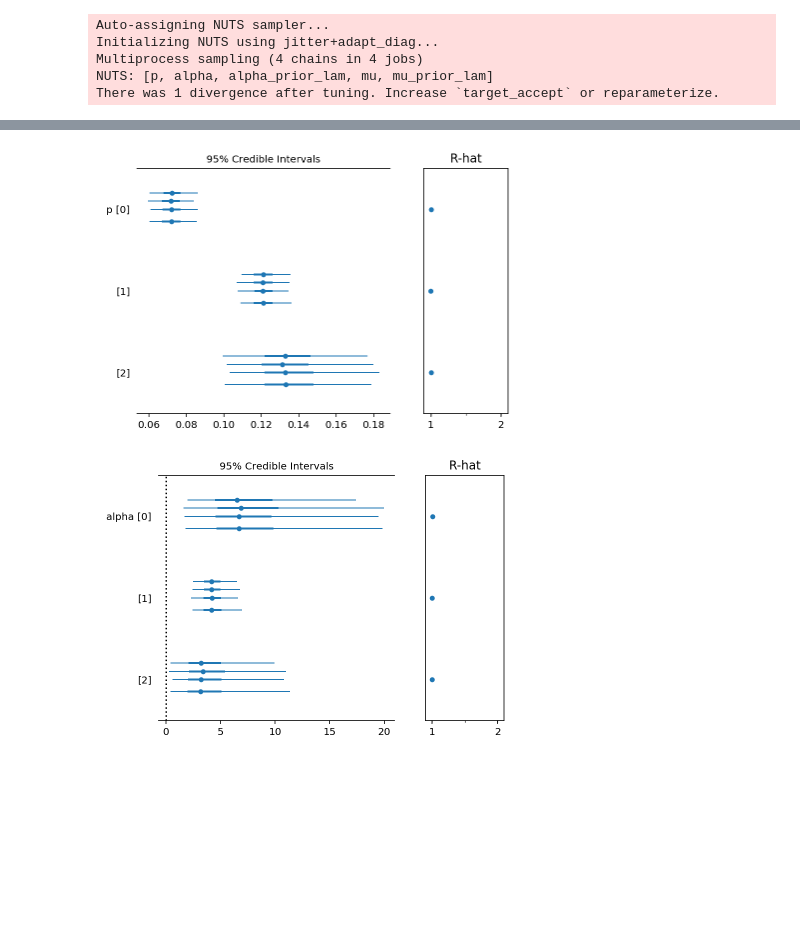
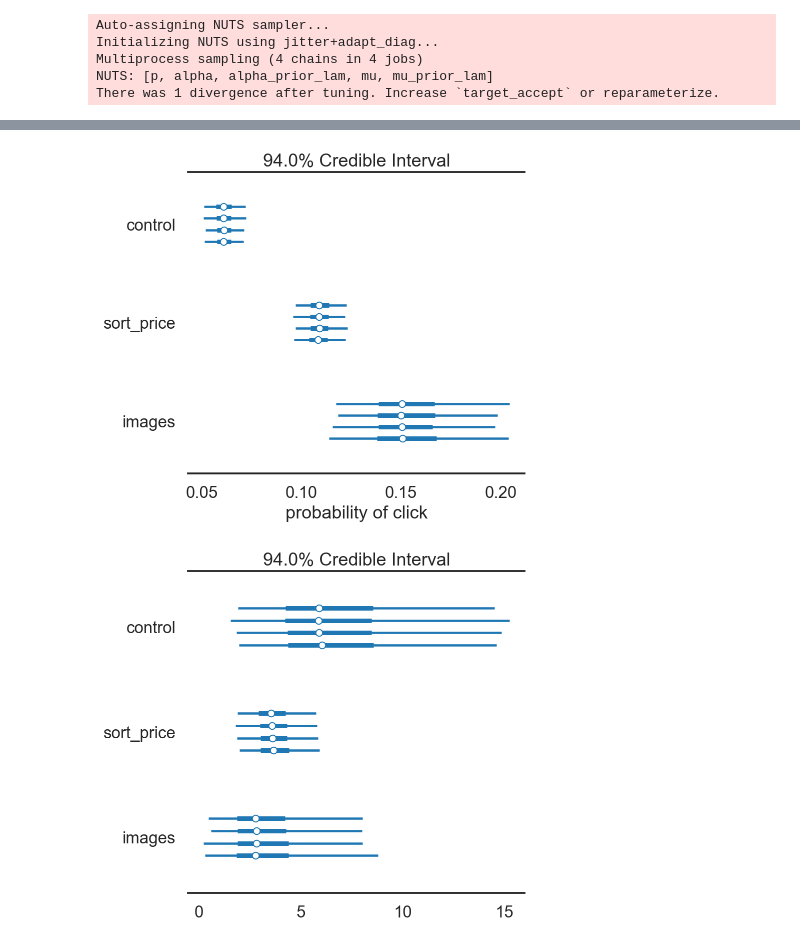
Before and after one commit to ericmjl/bayesian-generalized-abcde-testing, a Jupyter notebook: notebooks/click-data.ipynb, the cells around one changed output, grey strips where cells are left out. Drawn from its saved outputs; the diff is of its cells as text; code cells hidden in the pictures; blank space fills up the shorter version.

```diff
--- a/notebooks/click-data.ipynb
+++ b/notebooks/click-data.ipynb
@@ -4,7 +4,10 @@ import matplotlib.pyplot as plt
 import numpy as np
 import pandas as pd
 import janitor
+import seaborn as sns
 
+sns.set_context('talk')
+sns.set_style('white')
 
 %load_ext autoreload
 %autoreload 2
@@ -88,7 +105,7 @@ with pm.Model() as model:
     alpha_enc = alpha[data['experiment_group_enc']]
 
     # Model the probability of purchasing.
-    p_purchase = pm.Deterministic('p_purchase', mu / (mu + alpha))
+    p_purchase = pm.Deterministic('p_purchase', alpha / (mu + alpha))
 
     p = pm.Beta('p', alpha=1, beta=1, shape=(3,))
     p_enc = p[data['experiment_group_enc']]
@@ -116,11 +137,16 @@ plt.savefig('../images/click.mu.forest.png', dpi=300, transparent=True)
 # %%
-pm.forestplot(trace, varnames=['p'])
-plt.savefig('../images/click.p.forest.png', dpi=300, transparent=True)
+az.plot_forest(trace, var_names=['p'])
+ax = plt.gca()
+ax.set_yticklabels(reversed(['control', 'sort_price', 'images']))
+ax.set_xlabel('probability of click')
+plt.savefig('../assets/images/click.p.forest.png', dpi=300, transparent=True)
 # %% [output]
-[figure, old version]
+[figure, new version]
 # %%
-pm.forestplot(trace, varnames=['alpha'])
-plt.savefig('../images/click.alpha.forest.png', dpi=300, transparent=True)
+az.plot_forest(trace, var_names=['alpha'])
+ax = plt.gca()
+ax.set_yticklabels(reversed(['control', 'sort_price', 'images']))
+plt.savefig('../assets/images/click.alpha.forest.png', dpi=300, transparent=True)
 # %% [output]
-[figure, old version]
+[figure, new version]
 # %%
```
Also changed, not shown: parts of 9 cells of this notebook, 1 other file.
